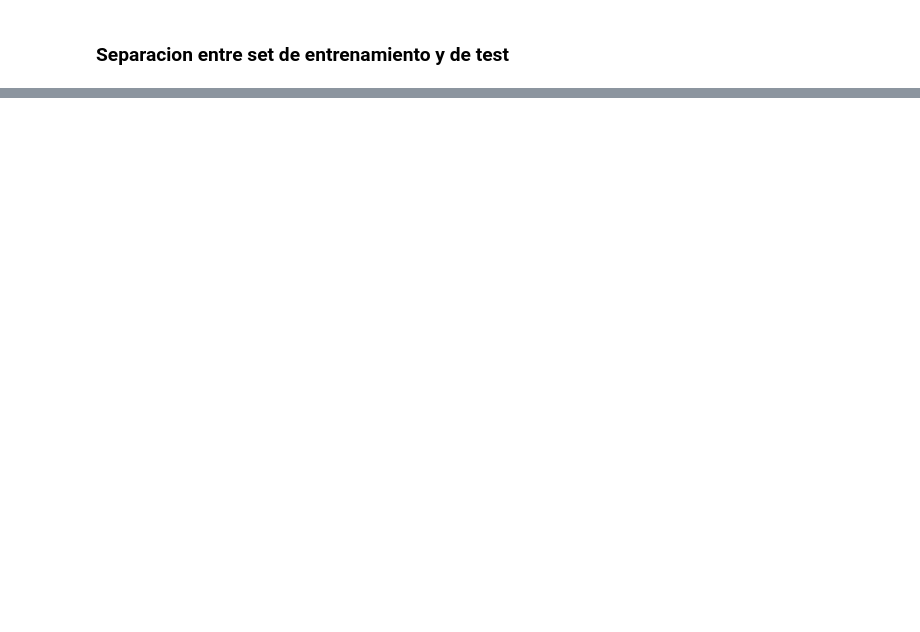
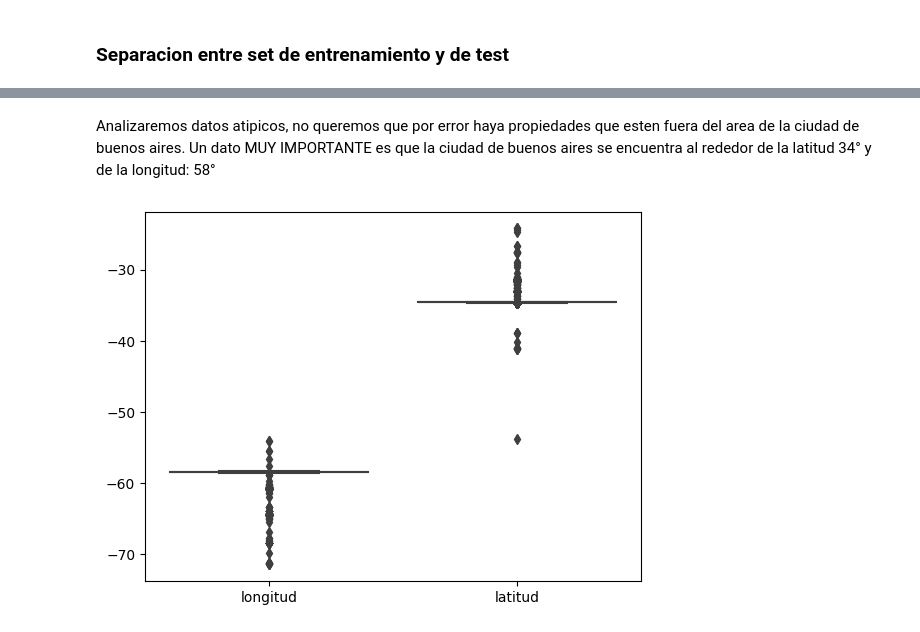
Before and after one commit to FranFiuba/7506R-2C2022-GRUPO02, a Jupyter notebook: 7506R_TP1_GRUPO02_ENTREGA.ipynb, the cells around one changed output, grey strips where cells are left out. Saved outputs shown, nothing was run; the diff lists cells and outputs as text; code cells hidden in the pictures; blank space fills up the shorter version.

```diff
--- a/7506R_TP1_GRUPO02_ENTREGA.ipynb
+++ b/7506R_TP1_GRUPO02_ENTREGA.ipynb
@@ -246,0 +157,2 @@ properati_df.groupby('barrio')['property_price'].agg([np.mean, np.median])
+# %%
+df_properati.drop(columns=['start_date'], inplace=True)
@@ -246,0 +165,7 @@ properati_df.groupby('barrio')['property_price'].agg([np.mean, np.median])
+# %% [markdown]
+Analizaremos datos atipicos, no queremos que por error haya propiedades que esten fuera del area de la ciudad de buenos aires. Un dato MUY IMPORTANTE es que la ciudad de buenos aires se encuentra al rededor de la latitud 34° y de la longitud: 58°
+# %%
+sns.boxplot(data=df_properati[["longitud", "latitud"]])
+plt.show()
+# %% [output]
+[figure, added]
```
Also changed, not shown: parts of 65 cells of this notebook.
